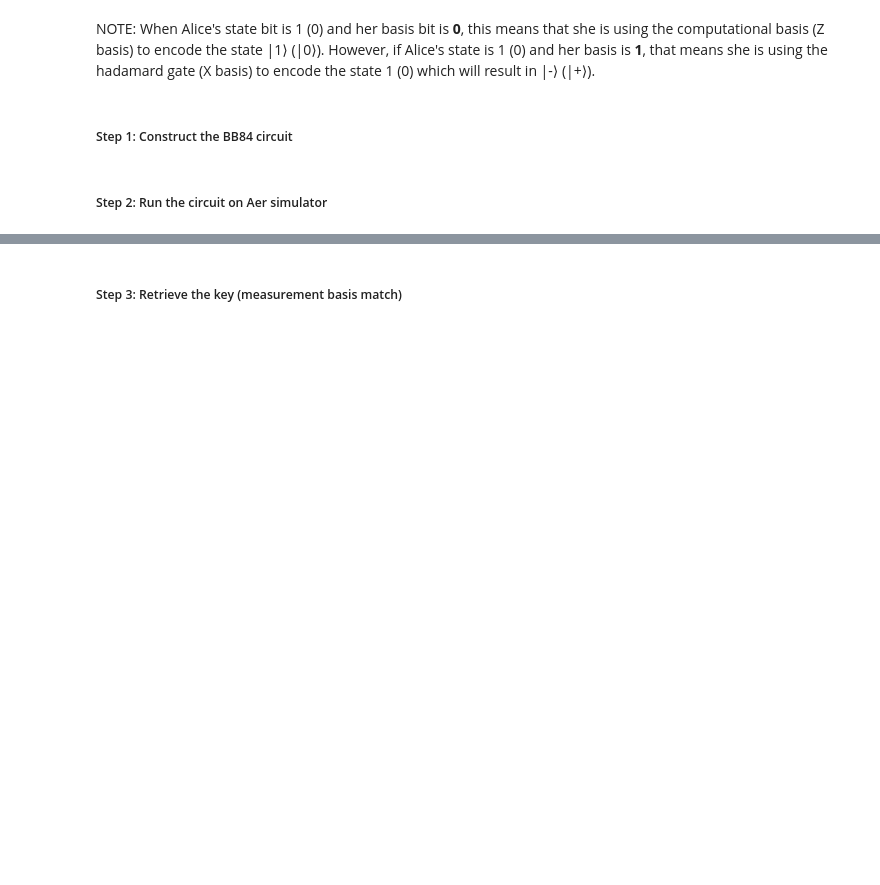
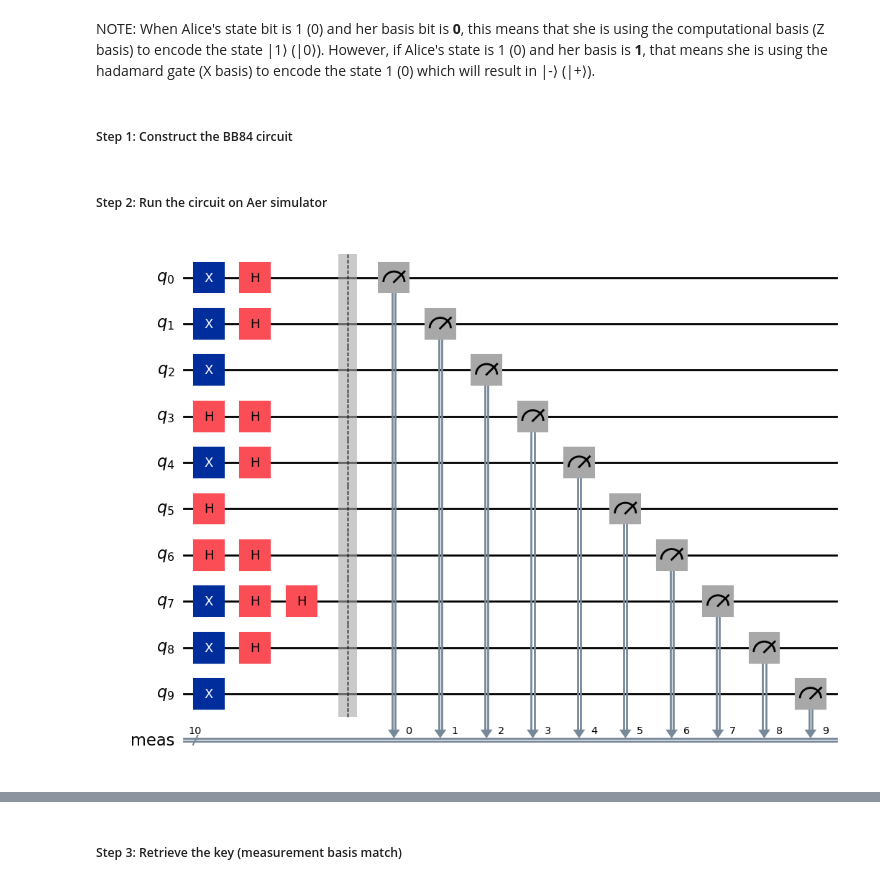
Before and after one commit to Joseph-Khoury/MQE_env, a Jupyter notebook: qiskit_env/Lecture 10/workbook_10_QKD.ipynb, the cells around one changed output, grey strips where cells are left out. Saved outputs shown, nothing was run; the diff lists cells and outputs as text; code cells hidden in the pictures; blank space fills up the shorter version.

```diff
--- a/qiskit_env/Lecture 10/workbook_10_QKD.ipynb
+++ b/qiskit_env/Lecture 10/workbook_10_QKD.ipynb
@@ -9,7 +9,7 @@ Alice wants to send a private message to Bob. But first they have to establish a
 # %% [markdown]
 ##### Step 0: Prepare bit strings for measurements and states
 # %%
-num_qubits = 6
+num_qubits = 10
 
 alice_basis = np.random.randint(2, size=num_qubits)
 alice_state = np.random.randint(2, size=num_qubits)
@@ -51,12 +51,18 @@ def bb84_circuit(state, basis, measurement_basis):
     for i in range(len(basis)):
     # Prepare the circuit according to selection of state and basis
     # Your code goes here:
+        if state[i]:
+            circuit.x(i)
+        if basis[i]:
+            circuit.h(i)
 
 
     # Measuring action performed by reciever
     for i in range(len(measurement_basis)):
     # Prepare the circuit according to the measurement basis
     # Your code goes here:
+        if measurement_basis[i] == 1:
+            circuit.h(i)
 
     circuit.measure_all()
 
@@ -65,7 +71,9 @@ def bb84_circuit(state, basis, measurement_basis):
 ##### Step 2: Run the circuit on Aer simulator
 # %%
 circuit = bb84_circuit(alice_state, alice_basis, bob_basis)
-circuit.draw()
+circuit.draw("mpl")
+# %% [output]
+[figure, added]
 # %%
 backend = Aer.get_backend('aer_simulator', seed_simulator=42)
 mapped_circuit = transpile(circuit, backend, seed_transpiler=42)
```
Also changed, not shown: parts of 8 cells of this notebook.
